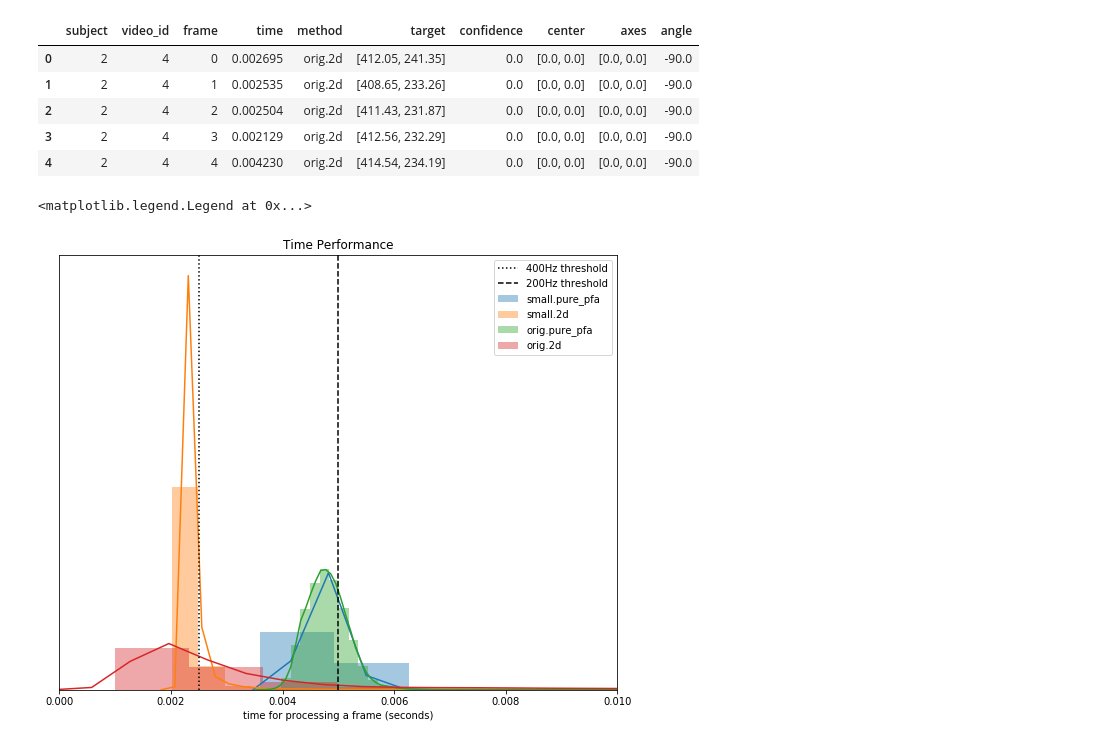
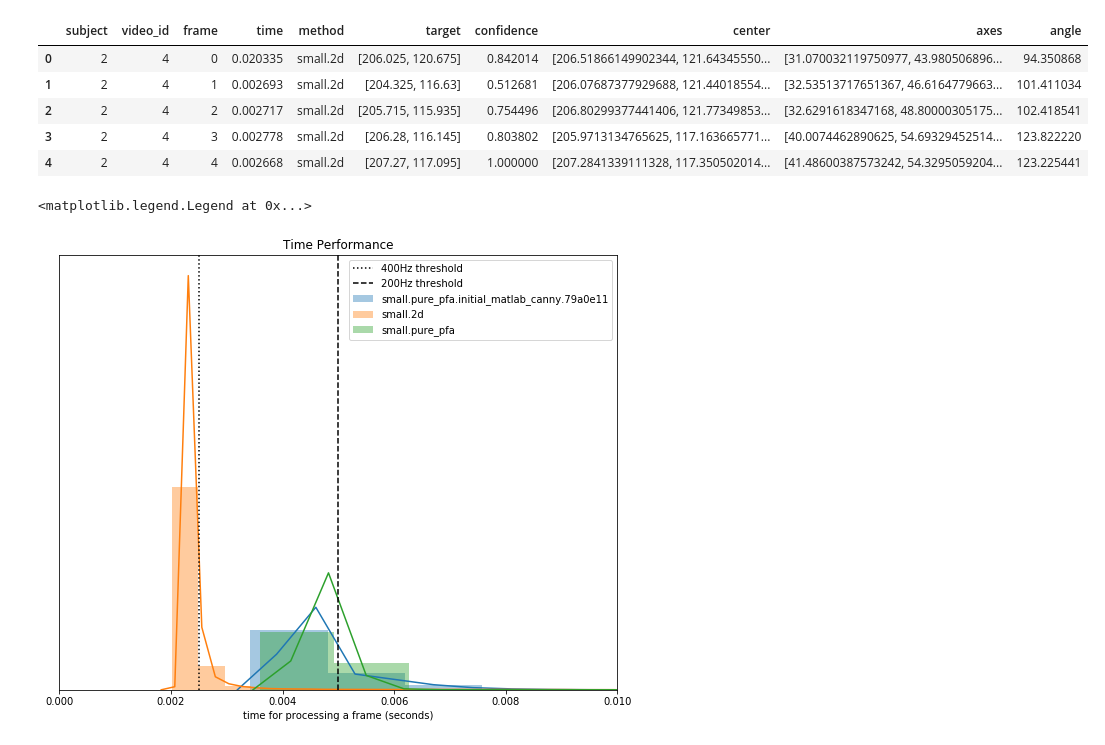
Before and after one commit to pupil-labs/PuRe-open, a Jupyter notebook: final_benchmark.ipynb, the cells around one changed output. Cells and saved outputs as stored; diff of their text form; code cells hidden in the pictures.

```diff
--- a/final_benchmark.ipynb
+++ b/final_benchmark.ipynb
@@ -13,19 +13,19 @@ import math
 from tqdm.notebook import tqdm
 # %%
 data = pd.concat([
-    pd.read_pickle("benchmark.lpw.orig.2d.pkl"),
-    pd.read_pickle("benchmark.lpw.orig.pure_pfa.pkl"),
     pd.read_pickle("benchmark.lpw.small.2d.pkl"),
     pd.read_pickle("benchmark.lpw.small.pure_pfa.pkl"),
+    pd.read_pickle("benchmark.lpw.small.pure_pfa.initial_matlab_canny.79a0e11.pkl"),
 ])
+data["target"] = data["target"].apply(lambda v: 0.5 * np.array(v))
 data.head()
 # %% [output]
 |  | subject | video_id | frame | time | method | target | confidence | center | axes | angle |
-| 0 | 2 | 4 | 0 | 0.002695 | orig.2d | [412.05, 241.35] | 0.0 | [0.0, 0.0] | [0.0, 0.0] | -90.0 |
-| 1 | 2 | 4 | 1 | 0.002535 | orig.2d | [408.65, 233.26] | 0.0 | [0.0, 0.0] | [0.0, 0.0] | -90.0 |
-| 2 | 2 | 4 | 2 | 0.002504 | orig.2d | [411.43, 231.87] | 0.0 | [0.0, 0.0] | [0.0, 0.0] | -90.0 |
-| 3 | 2 | 4 | 3 | 0.002129 | orig.2d | [412.56, 232.29] | 0.0 | [0.0, 0.0] | [0.0, 0.0] | -90.0 |
-| 4 | 2 | 4 | 4 | 0.004230 | orig.2d | [414.54, 234.19] | 0.0 | [0.0, 0.0] | [0.0, 0.0] | -90.0 |
+| 0 | 2 | 4 | 0 | 0.020335 | small.2d | [206.025, 120.675] | 0.842014 | [206.51866149902344, 121.64345550... | [31.070032119750977, 43.980506896... | 94.350868 |
+| 1 | 2 | 4 | 1 | 0.002693 | small.2d | [204.325, 116.63] | 0.512681 | [206.07687377929688, 121.44018554... | [32.53513717651367, 46.6164779663... | 101.411034 |
+| 2 | 2 | 4 | 2 | 0.002717 | small.2d | [205.715, 115.935] | 0.754496 | [206.80299377441406, 121.77349853... | [32.6291618347168, 48.80000305175... | 102.418541 |
+| 3 | 2 | 4 | 3 | 0.002778 | small.2d | [206.28, 116.145] | 0.803802 | [205.9713134765625, 117.163665771... | [40.0074462890625, 54.69329452514... | 123.822220 |
+| 4 | 2 | 4 | 4 | 0.002668 | small.2d | [207.27, 117.095] | 1.000000 | [207.2841339111328, 117.350502014... | [41.48600387573242, 54.3295059204... | 123.225441 |
 # %%
 data["error"] = (data["target"] - data["center"]).apply(lambda val: np.linalg.norm(val))
 # %%
@@ -46,7 +46,7 @@ plt.axvline(x=1/200, color='k', linestyle="--", label="200Hz threshold")
 plt.legend()
 # %% [output]
 <matplotlib.legend.Legend at 0x...>
-[figure, old version]
+[figure, new version]
 # %%
 plt.figure(figsize=(10, 8))
 plt.title("Confidence Distribution")
```
Also changed, not shown: parts of 2 cells of this notebook, 1 other file.
